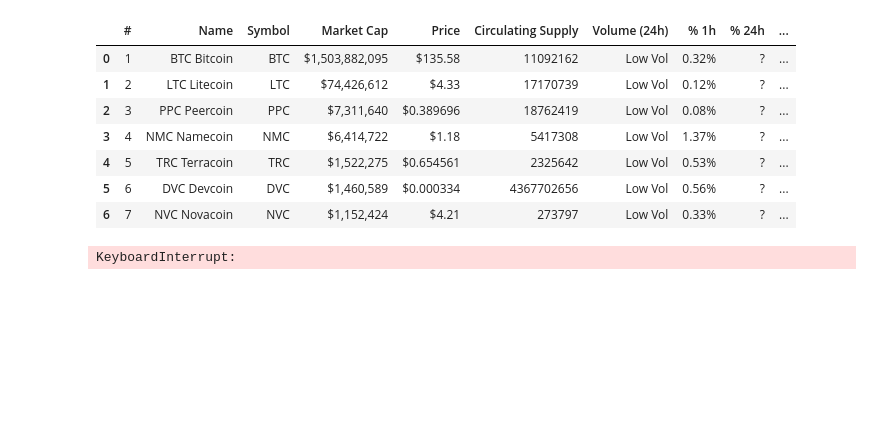
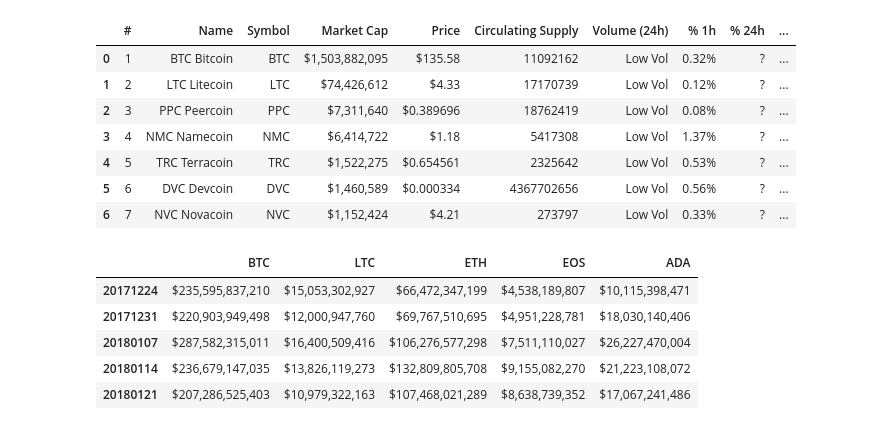
Before and after one commit to cipher813/McMahon_Metis, a Jupyter notebook: Project_2/2_Benson.ipynb, the cells around one changed output. Cells and saved outputs as stored; diff of their text form; code cells hidden in the pictures; blank space fills up the shorter version.

```diff
--- a/Project_2/2_Benson.ipynb
+++ b/Project_2/2_Benson.ipynb
@@ -620,42 +628,16 @@ for i in range(int(iterations)+1):
     date = re.split(' ',date)
     date = date[0]
     date_list.append(date)
-# %%
-# use this if no update of .csv required (FASTER)
-# mkt_cap = pd.read_csv('mkt_cap.json')
-# print(mkt_cap)
-
-# BELOW TO UPDATE MKT CAP .csv
-url_a = 'https://coinmarketcap.com/historical/'
-for date in date_list:
-    url = url_a + date
-    response=requests.get(url)
-    page=response.text
-    soup=BeautifulSoup(page,"lxml")
-    tables=soup.find_all("table")
-    rows=[row for row in tables[0].find_all('tr')]
-
-    df = pd.read_html(tables[0].prettify())[0]
-    df = df[['Symbol','Market Cap']]
-    df = df.dropna() # filter out question marks; change question marks to None
-    sm_list = []
-    symbol = df['Symbol']
-    mkt_cap = df['Market Cap']
-    for row in df:
-        mkt_cap[symbol] =
-
-        row = row.replace('?','0')
-        row_adj = int(row.replace('$','').replace(',',''))
-        sm_list.append(row_adj)
-
-    sm = sum(sm_list)
-
-    mkt_cap[date] = sm
-    print(mkt_cap[date])
-
-
-# with open('mkt_cap.json', 'w') as fp:
-#     json.dump(mkt_cap, fp)
-# print(mkt_cap)
-# %% [output]
-KeyboardInterrupt:
+# %%
+# run coinmarketcap_hist.py weekly to generate .json file
+# !python coinmarketcap_hist.py
+mkt_cap = pd.read_json('coinmarketcap_hist.json').T
+mkt_cap = mkt_cap[['BTC','LTC','ETH','EOS','ADA']]
+mkt_cap.tail()
+# %% [output]
+|  | BTC | LTC | ETH | EOS | ADA |
+| 20171224 | $235,595,837,210 | $15,053,302,927 | $66,472,347,199 | $4,538,189,807 | $10,115,398,471 |
+| 20171231 | $220,903,949,498 | $12,000,947,760 | $69,767,510,695 | $4,951,228,781 | $18,030,140,406 |
+| 20180107 | $287,582,315,011 | $16,400,509,416 | $106,276,577,298 | $7,511,110,027 | $26,227,470,004 |
+| 20180114 | $236,679,147,035 | $13,826,119,273 | $132,809,805,708 | $9,155,082,270 | $21,223,108,072 |
+| 20180121 | $207,286,525,403 | $10,979,322,163 | $107,468,021,289 | $8,638,739,352 | $17,067,241,486 |
```
Also changed, not shown: parts of 20 cells of this notebook, 33 other files.
